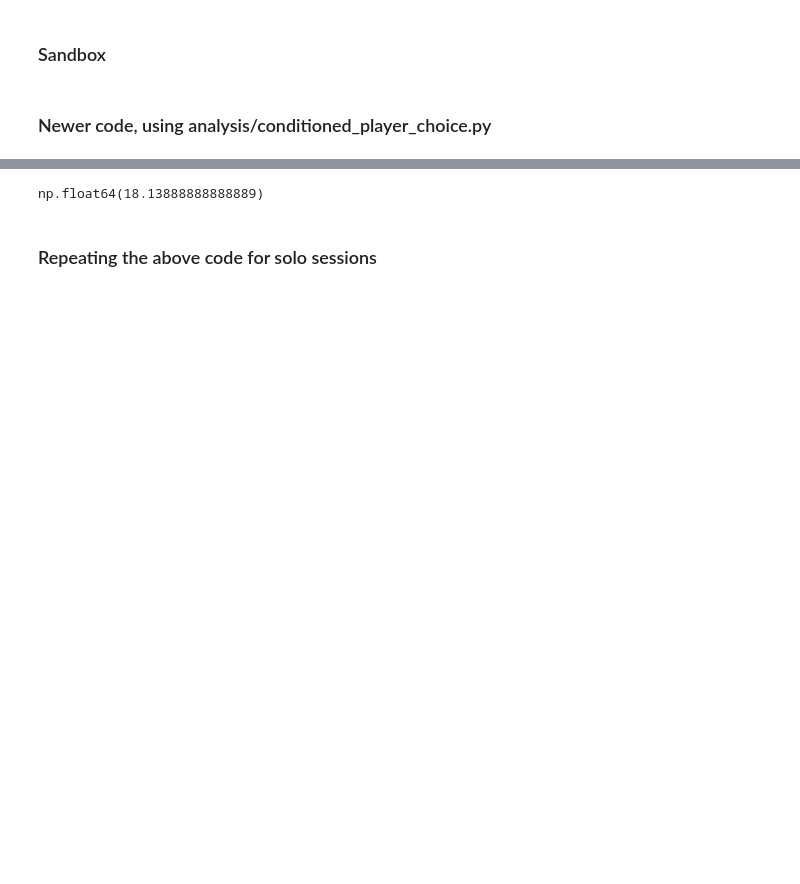
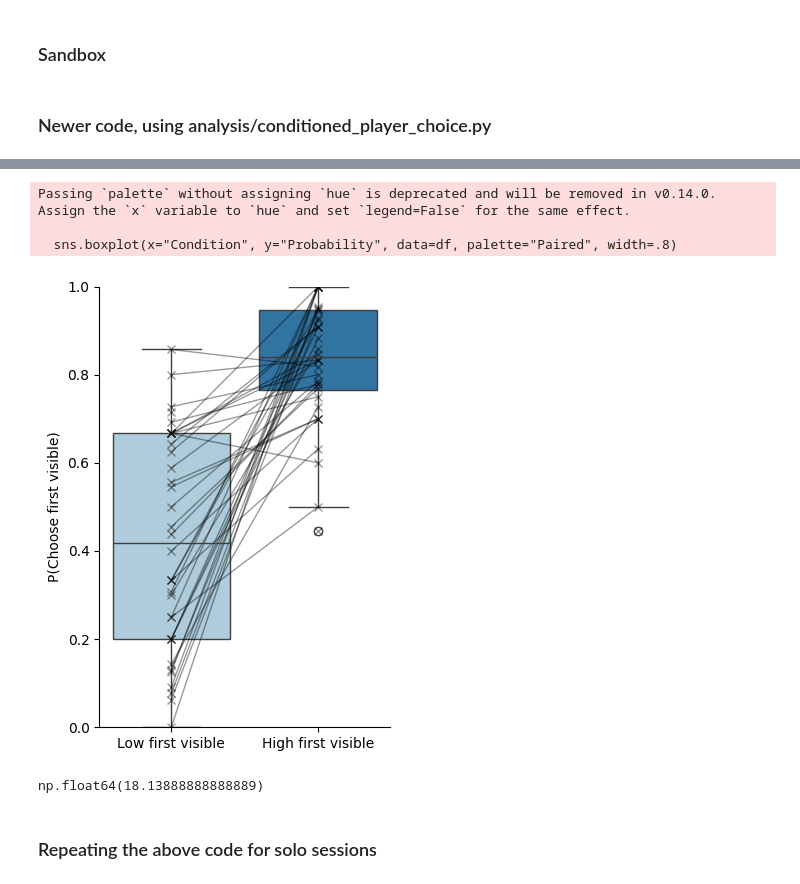
Before and after one commit to tomhagley6/octagon_analysis, a Jupyter notebook: sandbox/wall_visibility_analysis_sandbox.ipynb, the cells around one changed output, grey strips where cells are left out. Cells and saved outputs as stored; diff of their text form; code cells hidden in the pictures; blank space fills up the shorter version.

```diff
--- a/sandbox/wall_visibility_analysis_sandbox.ipynb
+++ b/sandbox/wall_visibility_analysis_sandbox.ipynb
@@ -512,3 +539,12 @@ Passing `palette` without assigning `hue` is deprecated and will be removed in v
+# %%
+# repeat the above plot, but restricted to only low-first-vis and high-first-vis conditions
+wall_choice_probabilities = [probabilities2.ravel(), probabilities1.ravel()]
+plot_probability_chose_wall.boxplot_probability_choose_wall(wall_choice_probabilities, ['Low first visible', 'High first visible'], ylabel="P(Choose first visible)")
+# %% [output]
+Passing `palette` without assigning `hue` is deprecated and will be removed in v0.14.0. Assign the `x` variable to `hue` and set `legend=False` for the same effect.
+
+  sns.boxplot(x="Condition", y="Probability", data=df, palette="Paired", width=.8)
+[figure, added]
 # %%
 np.nanmean([len(list) for list in filtered_trial_choice_indices])
 # %% [output]
```
Also changed, not shown: parts of 37 cells of this notebook, 8 other files.
